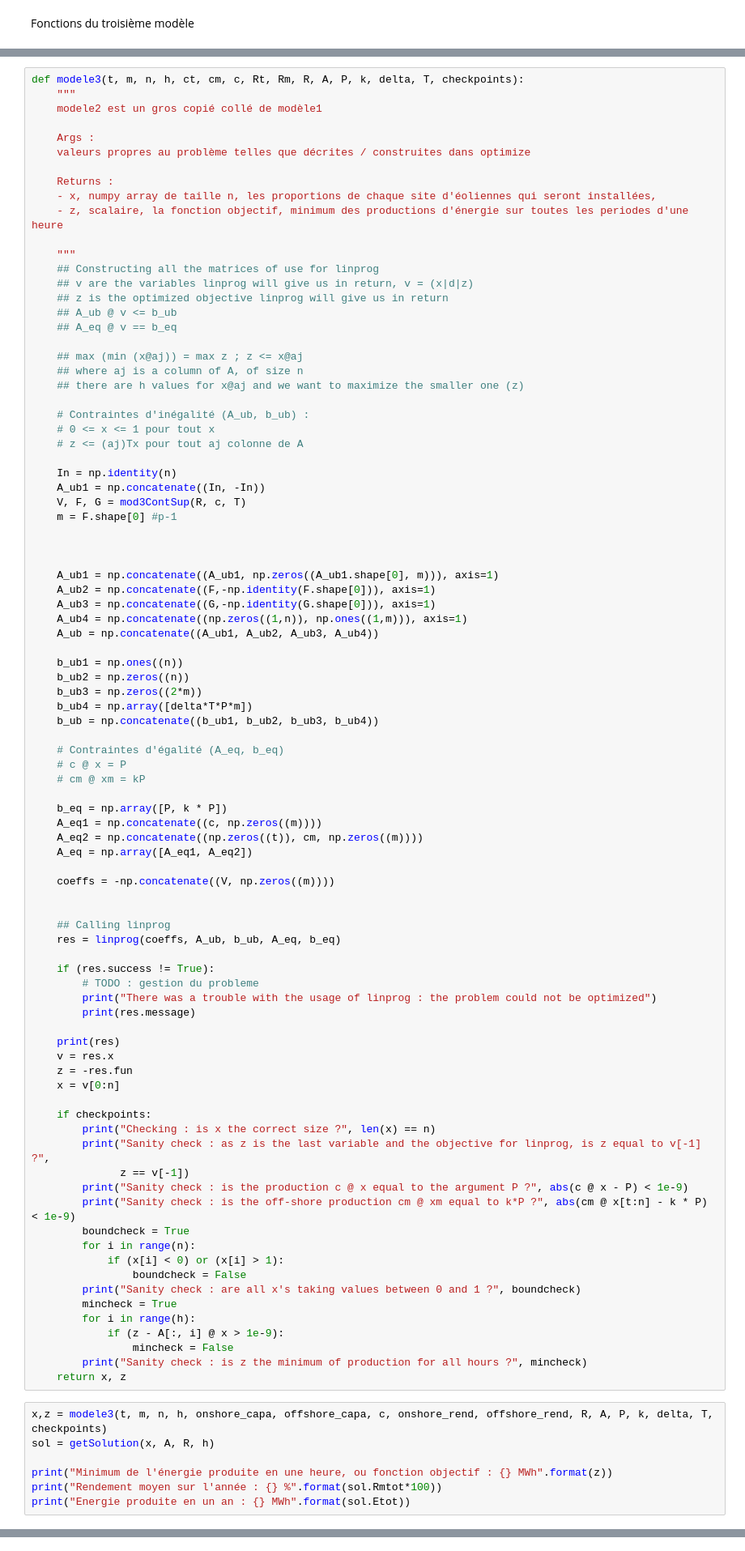
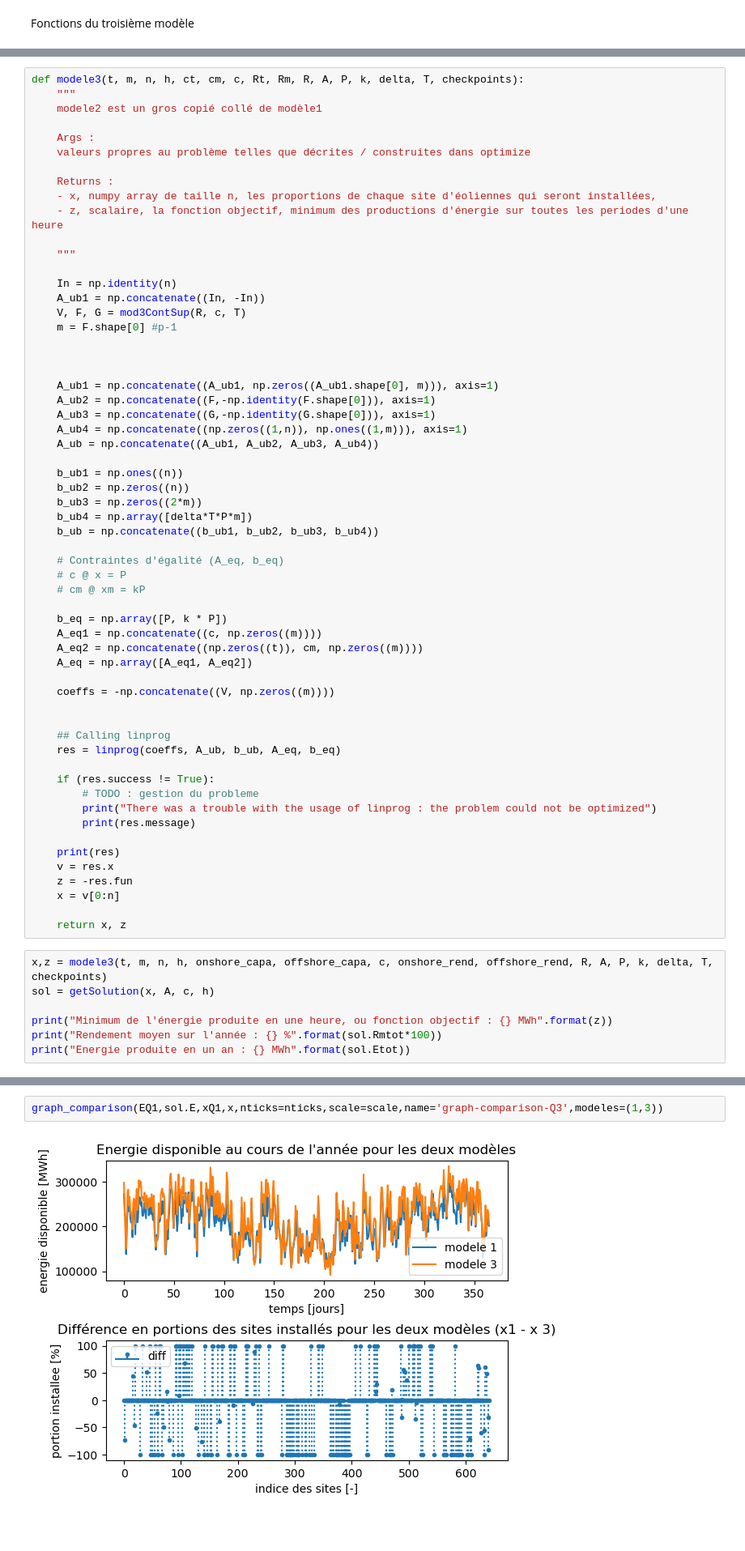
Before and after one commit to igivotron/LINMA1702, a Jupyter notebook: LINMA1702.ipynb, the cells around one changed output, grey strips where cells are left out. Shown at 81% size. Saved outputs shown, nothing was run; the diff lists cells and outputs as text; blank space fills up the shorter version.

Commit message:
Petits ajustements, complétion du README (pas terminé du tout), correction d'une erreur de calcul (Rendements) dans le notebook et dans optimize

```diff
--- a/LINMA1702.ipynb
+++ b/LINMA1702.ipynb
@@ -471,19 +431,6 @@ def modele3(t, m, n, h, ct, cm, c, Rt, Rm, R, A, P, k, delta, T, checkpoints):
     - z, scalaire, la fonction objectif, minimum des productions d'énergie sur toutes les periodes d'une heure
 
     """
-    ## Constructing all the matrices of use for linprog
-    ## v are the variables linprog will give us in return, v = (x|d|z)
-    ## z is the optimized objective linprog will give us in return
-    ## A_ub @ v <= b_ub
-    ## A_eq @ v == b_eq
-
-    ## max (min (x@aj)) = max z ; z <= x@aj
-    ## where aj is a column of A, of size n
-    ## there are h values for x@aj and we want to maximize the smaller one (z)
-
-    # Contraintes d'inégalité (A_ub, b_ub) :
-    # 0 <= x <= 1 pour tout x
-    # z <= (aj)Tx pour tout aj colonne de A
 
     In = np.identity(n)
     A_ub1 = np.concatenate((In, -In))
@@ -529,26 +476,10 @@ def modele3(t, m, n, h, ct, cm, c, Rt, Rm, R, A, P, k, delta, T, checkpoints):
     z = -res.fun
     x = v[0:n]
 
-    if checkpoints:
-        print("Checking : is x the correct size ?", len(x) == n)
-        print("Sanity check : as z is the last variable and the objective for linprog, is z equal to v[-1] ?",
-              z == v[-1])
-        print("Sanity check : is the production c @ x equal to the argument P ?", abs(c @ x - P) < 1e-9)
-        print("Sanity check : is the off-shore production cm @ xm equal to k*P ?", abs(cm @ x[t:n] - k * P) < 1e-9)
-        boundcheck = True
-        for i in range(n):
-            if (x[i] < 0) or (x[i] > 1):
-                boundcheck = False
-        print("Sanity check : are all x's taking values between 0 and 1 ?", boundcheck)
-        mincheck = True
-        for i in range(h):
-            if (z - A[:, i] @ x > 1e-9):
-                mincheck = False
-        print("Sanity check : is z the minimum of production for all hours ?", mincheck)
     return x, z
 # %%
 x,z = modele3(t, m, n, h, onshore_capa, offshore_capa, c, onshore_rend, offshore_rend, R, A, P, k, delta, T, checkpoints)
-sol = getSolution(x, A, R, h)
+sol = getSolution(x, A, c, h)
 
 print("Minimum de l'énergie produite en une heure, ou fonction objectif : {} MWh".format(z))
 print("Rendement moyen sur l'année : {} %".format(sol.Rmtot*100))
@@ -581,3 +512,7 @@ graph_Q1energy(sol.E, nticks = nticks, scale = scale, name = "graphe-engQ3") ##
 plotMap(data, x, name="bigIronFanQ3")
 # %% [output]
 [figure]
+# %%
+graph_comparison(EQ1,sol.E,xQ1,x,nticks=nticks,scale=scale,name='graph-comparison-Q3',modeles=(1,3))
+# %% [output]
+[figure, added]
```
Also changed, not shown: parts of 8 cells of this notebook, 5 other files.
